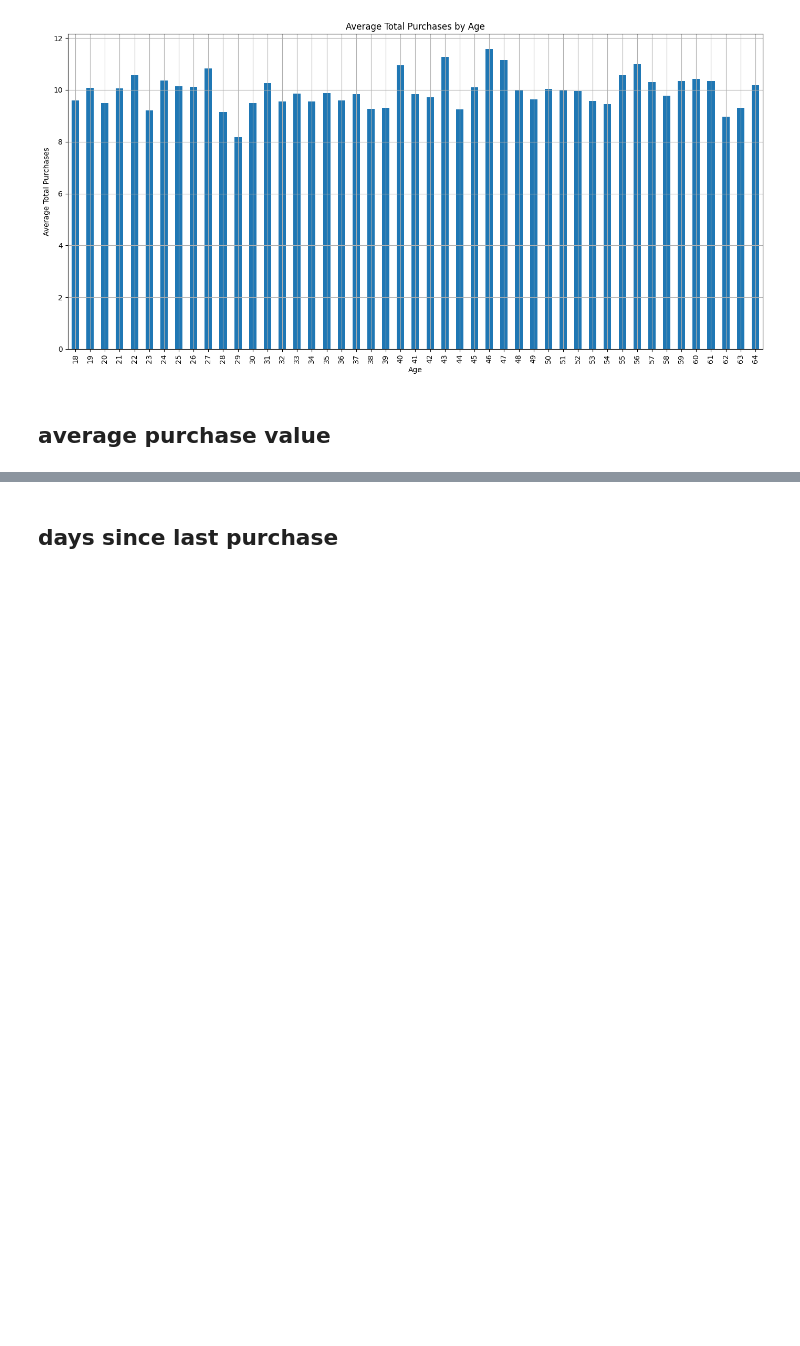
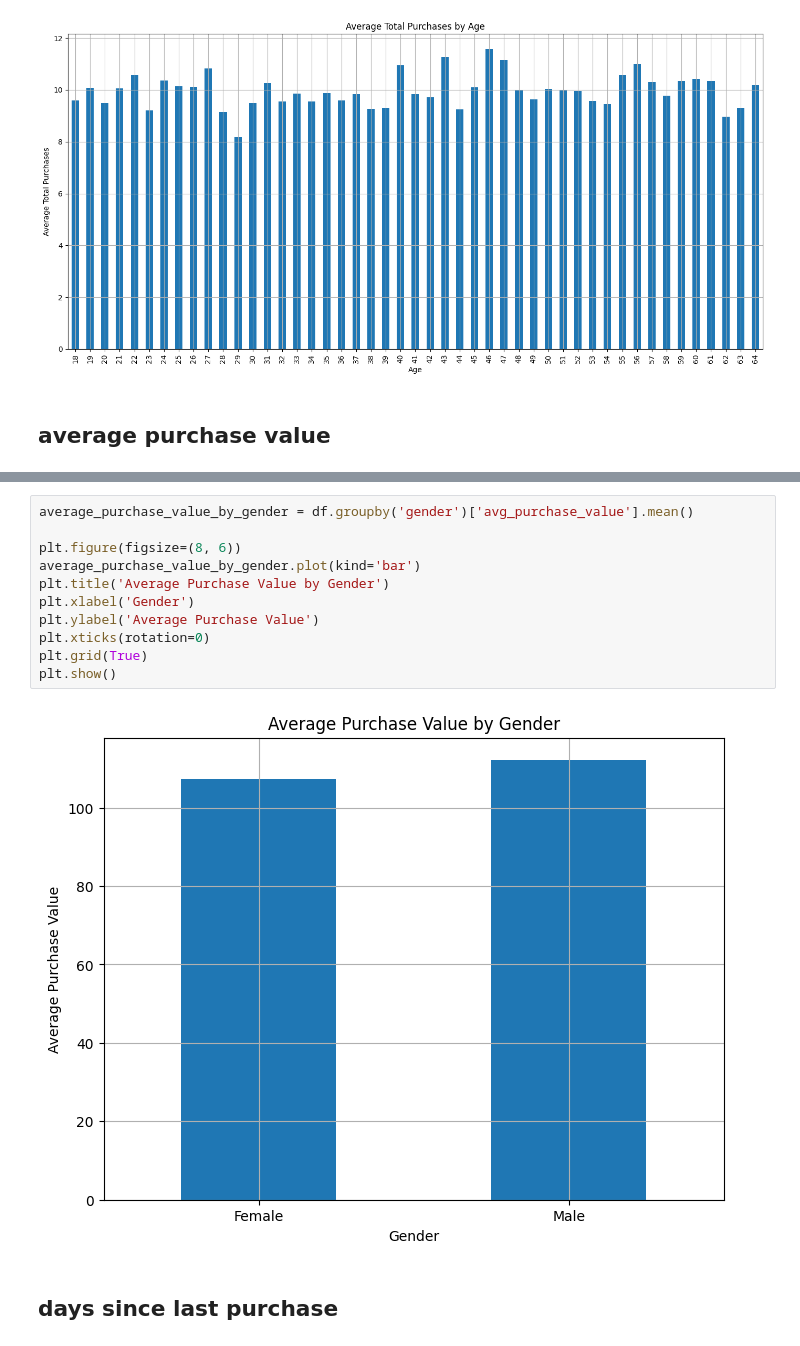
Before and after one commit to patience275/marketing, a Jupyter notebook: marketing.ipynb, the cells around one changed output, grey strips where cells are left out. Cells and saved outputs as stored; diff of their text form; blank space fills up the shorter version.

```diff
--- a/marketing.ipynb
+++ b/marketing.ipynb
@@ -249,2 +251,15 @@ plt.show()
+# %%
+average_purchase_value_by_gender = df.groupby('gender')['avg_purchase_value'].mean()
+
+plt.figure(figsize=(8, 6))
+average_purchase_value_by_gender.plot(kind='bar')
+plt.title('Average Purchase Value by Gender')
+plt.xlabel('Gender')
+plt.ylabel('Average Purchase Value')
+plt.xticks(rotation=0)
+plt.grid(True)
+plt.show()
+# %% [output]
+[figure, added]
 # %% [markdown]
 ## days since last purchase
```
Also changed, not shown: parts of 42 cells of this notebook.
